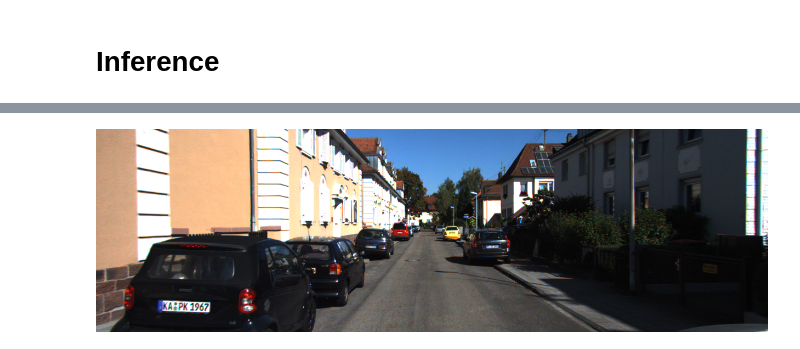
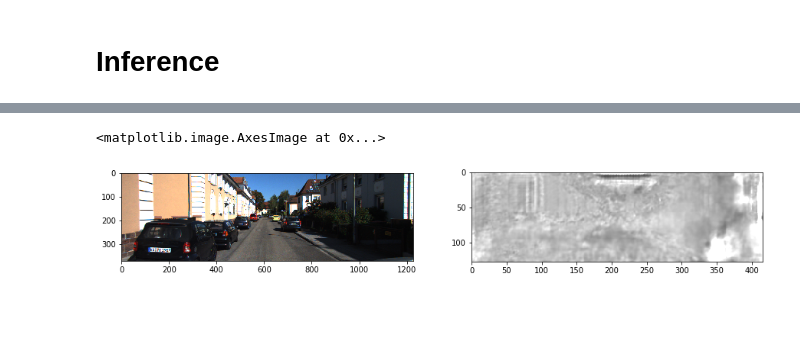
Before and after one commit to NotAnyMike/UnsupervisedDepthAndPose, a Jupyter notebook: Inference.ipynb, the cells around one changed output, grey strips where cells are left out. Cells and saved outputs as stored; diff of their text form; code cells hidden in the pictures; blank space fills up the shorter version.

```diff
--- a/Inference.ipynb
+++ b/Inference.ipynb
@@ -15,6 +15,7 @@ args['batch_size'] = 1
 # %%
 model = Model(**args)
 # %%
-depths = model.infere_depth('misc/sample.png',"checkpoints/model-199999")
+depths = model.infere_depth('misc/sample.png',"checkpoints_noexpreg/model-199999")
+#depths = model.infere_depth('misc/sample.png',"/HDD/Documents/SfMLearner/models/model-190532")
 # %% [output]
 WARNING: Logging before flag parsing goes to stderr.
@@ -45,4 +41,9 @@ plt.imshow(normalize_depth_for_display(depths[0][0,:,:,0]))
-# %%
-pil.open('misc/sample.png')
-# %% [output]
-[figure, removed]
+# %%
+f = plt.figure(figsize=(15,15))
+plt.subplot(1,2,1)
+plt.imshow(pil.open('misc/sample.png'))
+plt.subplot(1,2,2)
+plt.imshow(normalize_depth_for_display(depths[0][0,:,:,0]))
+# %% [output]
+<matplotlib.image.AxesImage at 0x...>
+[figure, added]
```
Also changed, not shown: parts of 2 cells of this notebook, 3 other files.
